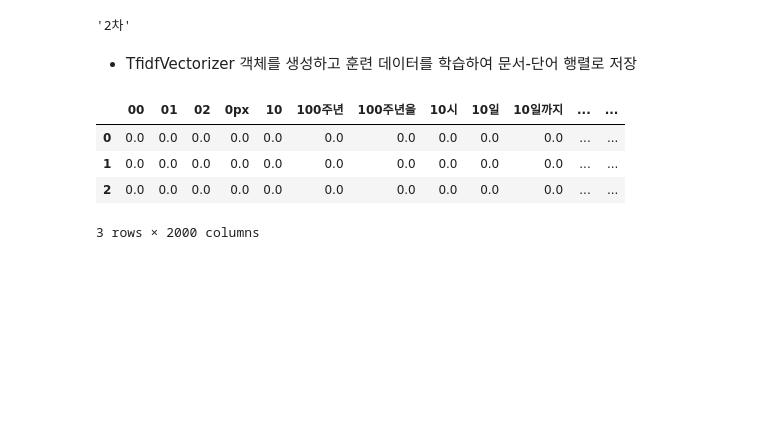
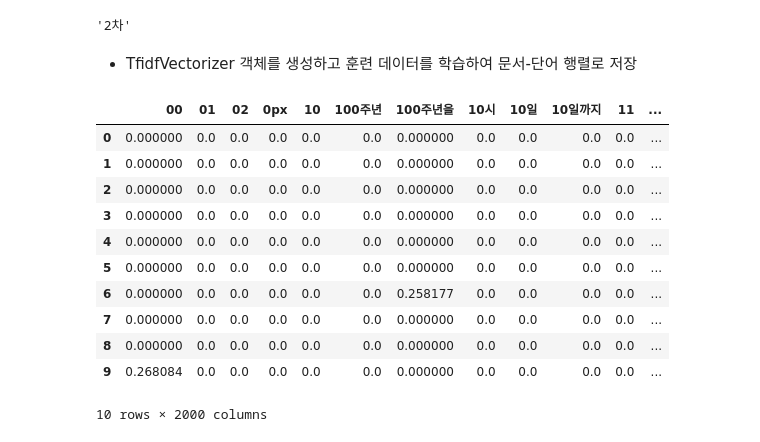
Before and after one commit to swkim01/DSAC3, a Jupyter notebook: gg-51-뉴스기사.ipynb, the cells around one changed output. Drawn from its saved outputs; the diff is of its cells as text; code cells hidden in the pictures; blank space fills up the shorter version.

```diff
--- a/gg-51-뉴스기사.ipynb
+++ b/gg-51-뉴스기사.ipynb
@@ -90,10 +90,17 @@ tv = TfidfVectorizer(max_features=2000)
 dtm = tv.fit_transform(news_text.tolist())
 df = pd.DataFrame(pd.DataFrame(dtm.toarray(), columns = tv.get_feature_names()))
 # %%
-df[:3]
+df[:10]
 # %% [output]
-|  | 00 | 01 | 02 | 0px | 10 | 100주년 | 100주년을 | 10시 | 10일 | 10일까지 | ... | ... |
-| 0 | 0.0 | 0.0 | 0.0 | 0.0 | 0.0 | 0.0 | 0.0 | 0.0 | 0.0 | 0.0 | ... | ... |
-| 1 | 0.0 | 0.0 | 0.0 | 0.0 | 0.0 | 0.0 | 0.0 | 0.0 | 0.0 | 0.0 | ... | ... |
-| 2 | 0.0 | 0.0 | 0.0 | 0.0 | 0.0 | 0.0 | 0.0 | 0.0 | 0.0 | 0.0 | ... | ... |
+|  | 00 | 01 | 02 | 0px | 10 | 100주년 | 100주년을 | 10시 | 10일 | 10일까지 | 11 | ... |
+| 0 | 0.000000 | 0.0 | 0.0 | 0.0 | 0.0 | 0.0 | 0.000000 | 0.0 | 0.0 | 0.0 | 0.0 | ... |
+| 1 | 0.000000 | 0.0 | 0.0 | 0.0 | 0.0 | 0.0 | 0.000000 | 0.0 | 0.0 | 0.0 | 0.0 | ... |
+| 2 | 0.000000 | 0.0 | 0.0 | 0.0 | 0.0 | 0.0 | 0.000000 | 0.0 | 0.0 | 0.0 | 0.0 | ... |
+| 3 | 0.000000 | 0.0 | 0.0 | 0.0 | 0.0 | 0.0 | 0.000000 | 0.0 | 0.0 | 0.0 | 0.0 | ... |
+| 4 | 0.000000 | 0.0 | 0.0 | 0.0 | 0.0 | 0.0 | 0.000000 | 0.0 | 0.0 | 0.0 | 0.0 | ... |
+| 5 | 0.000000 | 0.0 | 0.0 | 0.0 | 0.0 | 0.0 | 0.000000 | 0.0 | 0.0 | 0.0 | 0.0 | ... |
+| 6 | 0.000000 | 0.0 | 0.0 | 0.0 | 0.0 | 0.0 | 0.258177 | 0.0 | 0.0 | 0.0 | 0.0 | ... |
+| 7 | 0.000000 | 0.0 | 0.0 | 0.0 | 0.0 | 0.0 | 0.000000 | 0.0 | 0.0 | 0.0 | 0.0 | ... |
+| 8 | 0.000000 | 0.0 | 0.0 | 0.0 | 0.0 | 0.0 | 0.000000 | 0.0 | 0.0 | 0.0 | 0.0 | ... |
+| 9 | 0.268084 | 0.0 | 0.0 | 0.0 | 0.0 | 0.0 | 0.000000 | 0.0 | 0.0 | 0.0 | 0.0 | ... |
-3 rows × 2000 columns
+10 rows × 2000 columns
```
Also changed, not shown: parts of 3 cells of this notebook.
